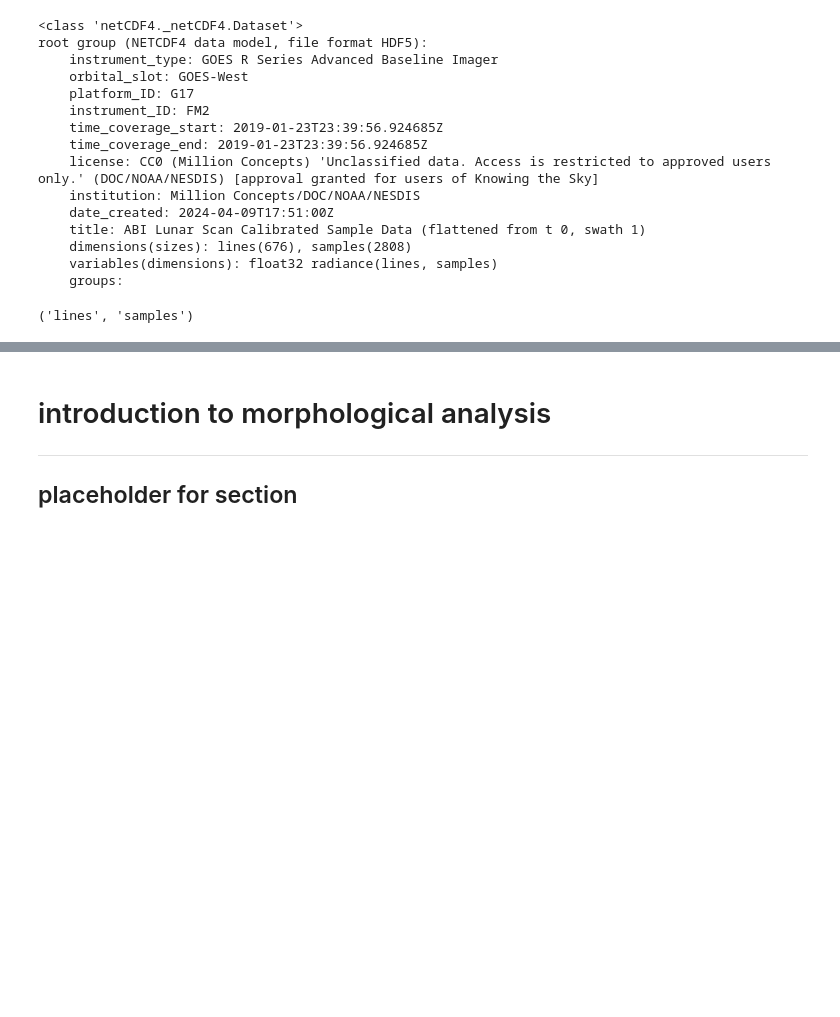
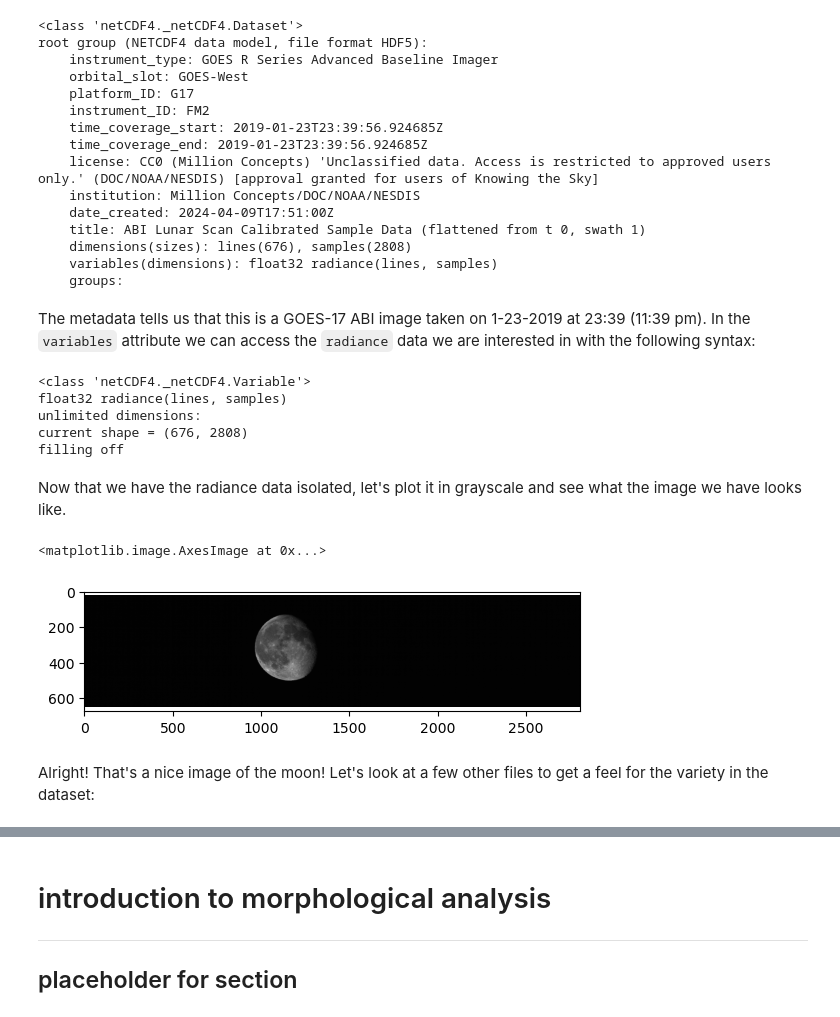
Before and after one commit to MillionConcepts/knowing-the-sky, a Jupyter notebook: knowing-the-sky/6_Seeing_the_Moon.ipynb, the cells around one changed output, grey strips where cells are left out. Drawn from its saved outputs; the diff is of its cells as text; code cells hidden in the pictures; blank space fills up the shorter version.

Commit message:
add data exploration section

```diff
--- a/knowing-the-sky/6_Seeing_the_Moon.ipynb
+++ b/knowing-the-sky/6_Seeing_the_Moon.ipynb
@@ -53,6 +55,6 @@ print(len(list(LUN_FOLDER.rglob('*LUN*'))))
 # %%
-Ex1 = Dataset(LUN_FOLDER / 'OR_ABI-INST-CAL-LUN-M3C01_G17_s20190232339569_e20190232339569_c20190232340140-t0-s1.nc')
-Ex1
+lun_nc = Dataset(LUN_FOLDER / 'OR_ABI-INST-CAL-LUN-M3C01_G17_s20190232339569_e20190232339569_c20190232340140-t0-s1.nc')
+lun_nc
 # %% [output]
 <class 'netCDF4._netCDF4.Dataset'>
 root group (NETCDF4 data model, file format HDF5):
@@ -69,7 +71,16 @@ root group (NETCDF4 data model, file format HDF5):
     dimensions(sizes): lines(676), samples(2808)
     variables(dimensions): float32 radiance(lines, samples)
     groups:
+# %% [markdown]
+The metadata tells us that this is a GOES-17 ABI image taken on 1-23-2019 at 23:39 (11:39 pm). In the `variables` attribute we can access the `radiance` data we are interested in with the following syntax:
 # %%
-Ex1.variables['radiance'].dimensions
+rad = lun_nc.variables['radiance']
+rad
 # %% [output]
-('lines', 'samples')
+<class 'netCDF4._netCDF4.Variable'>
+float32 radiance(lines, samples)
+unlimited dimensions:
+current shape = (676, 2808)
+filling off
+# %% [markdown]
+Now that we have the radiance data isolated, let's plot it in grayscale and see what the image we have looks like.
@@ -75,0 +89,7 @@ Ex1.variables['radiance'].dimensions
+# %%
+plt.imshow(rad, cmap='gray')
+# %% [output]
+<matplotlib.image.AxesImage at 0x...>
+[figure, added]
+# %% [markdown]
+Alright! That's a nice image of the moon! Let's look at a few other files to get a feel for the variety in the dataset:
```
Also changed, not shown: parts of 6 cells of this notebook.
